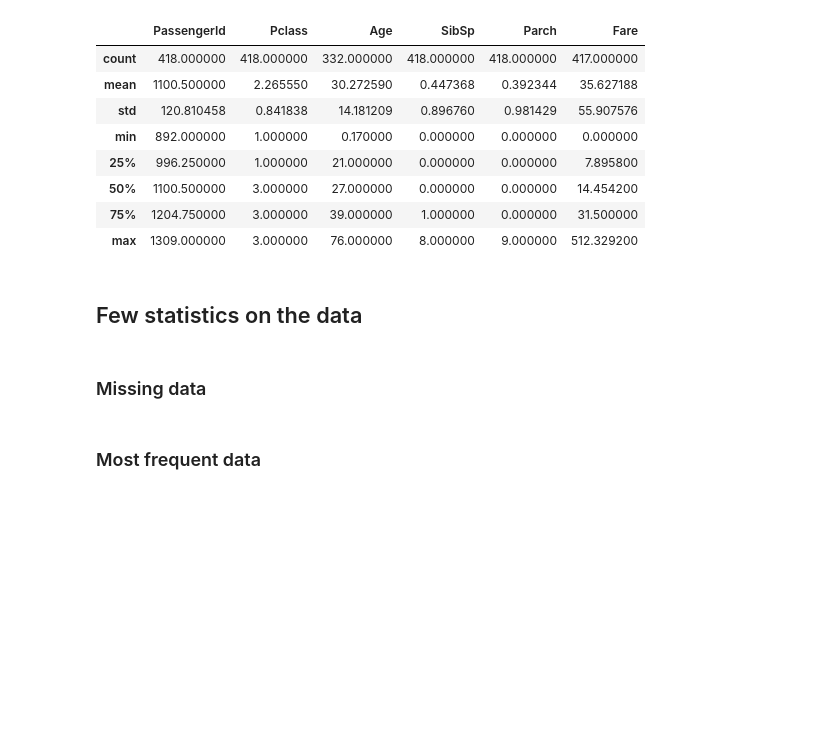
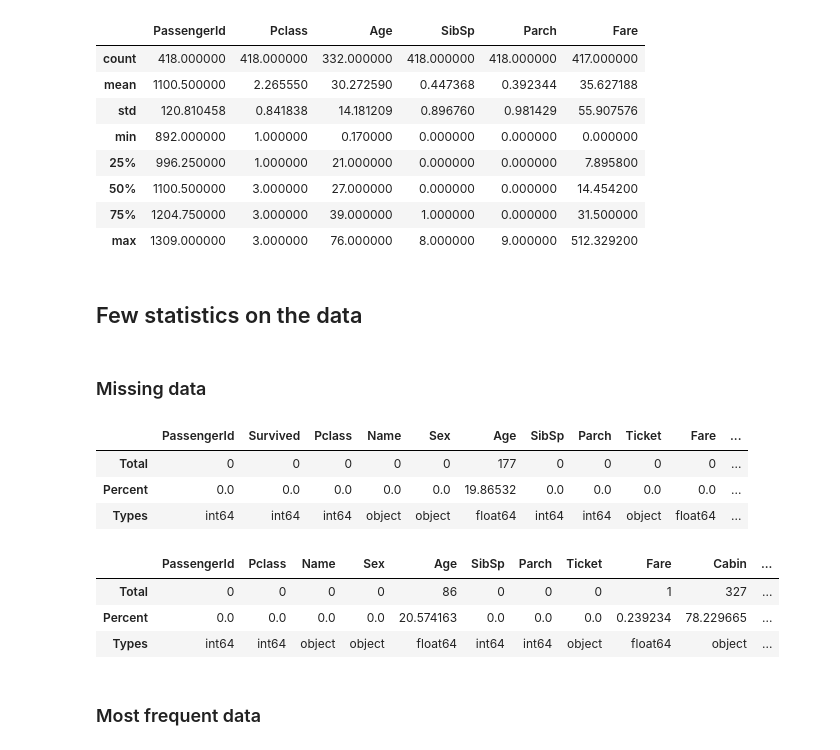
Before and after one commit to Liyanbo-cpu/ps1_ex4_nb_to_repo_forked, a Jupyter notebook: Titanic_Data_Journey.ipynb, the cells around one changed output. Saved outputs shown, nothing was run; the diff lists cells and outputs as text; code cells hidden in the pictures; blank space fills up the shorter version.

Commit message:
Refactor Titanic data loading and inspection into functions

```diff
--- a/Titanic_Data_Journey.ipynb
+++ b/Titanic_Data_Journey.ipynb
@@ -24,10 +34,8 @@ TEST_PATH = "data/test.csv"
 # %% [markdown]
 ## Read the data
 # %%
-train_df = pd.read_csv(TRAIN_PATH)
-
-# TODO: Put the path at the top of the script and replace with variable
-test_df = pd.read_csv(TEST_PATH)
+train_df = load_data(TRAIN_PATH)
+test_df = load_data(TEST_PATH)
 # %% [markdown]
 # Preliminary data inspection
 # %% [markdown]
@@ -123,27 +133,21 @@ test_df.describe()
 # %% [markdown]
 ### Missing data
 # %%
-# TODO: turn into function
-total = train_df.isnull().sum()
-percent = (train_df.isnull().sum()/train_df.isnull().count()*100)
-tt = pd.concat([total, percent], axis=1, keys=['Total', 'Percent'])
-types = []
-for col in train_df.columns:
-    dtype = str(train_df[col].dtype)
-    types.append(dtype)
-tt['Types'] = types
-df_missing_train = np.transpose(tt)
+df_missing_train = calculate_missing_values(train_df)
+df_missing_train
+# %% [output]
+|  | PassengerId | Survived | Pclass | Name | Sex | Age | SibSp | Parch | Ticket | Fare | ... |
+| Total | 0 | 0 | 0 | 0 | 0 | 177 | 0 | 0 | 0 | 0 | ... |
+| Percent | 0.0 | 0.0 | 0.0 | 0.0 | 0.0 | 19.86532 | 0.0 | 0.0 | 0.0 | 0.0 | ... |
+| Types | int64 | int64 | int64 | object | object | float64 | int64 | int64 | object | float64 | ... |
 # %%
-# TODO: turn into function
-total = test_df.isnull().sum()
-percent = (test_df.isnull().sum()/test_df.isnull().count()*100)
-tt = pd.concat([total, percent], axis=1, keys=['Total', 'Percent'])
-types = []
-for col in test_df.columns:
-    dtype = str(test_df[col].dtype)
-    types.append(dtype)
-tt['Types'] = types
-df_missing_test = np.transpose(tt)
+df_missing_test = calculate_missing_values(test_df)
+df_missing_test
+# %% [output]
+|  | PassengerId | Pclass | Name | Sex | Age | SibSp | Parch | Ticket | Fare | Cabin | ... |
+| Total | 0 | 0 | 0 | 0 | 86 | 0 | 0 | 0 | 1 | 327 | ... |
+| Percent | 0.0 | 0.0 | 0.0 | 0.0 | 20.574163 | 0.0 | 0.0 | 0.0 | 0.239234 | 78.229665 | ... |
+| Types | int64 | int64 | object | object | float64 | int64 | int64 | object | float64 | object | ... |
 # %% [markdown]
 ### Most frequent data
 # %%
```
Also changed, not shown: parts of 12 cells of this notebook, 3 other files.
